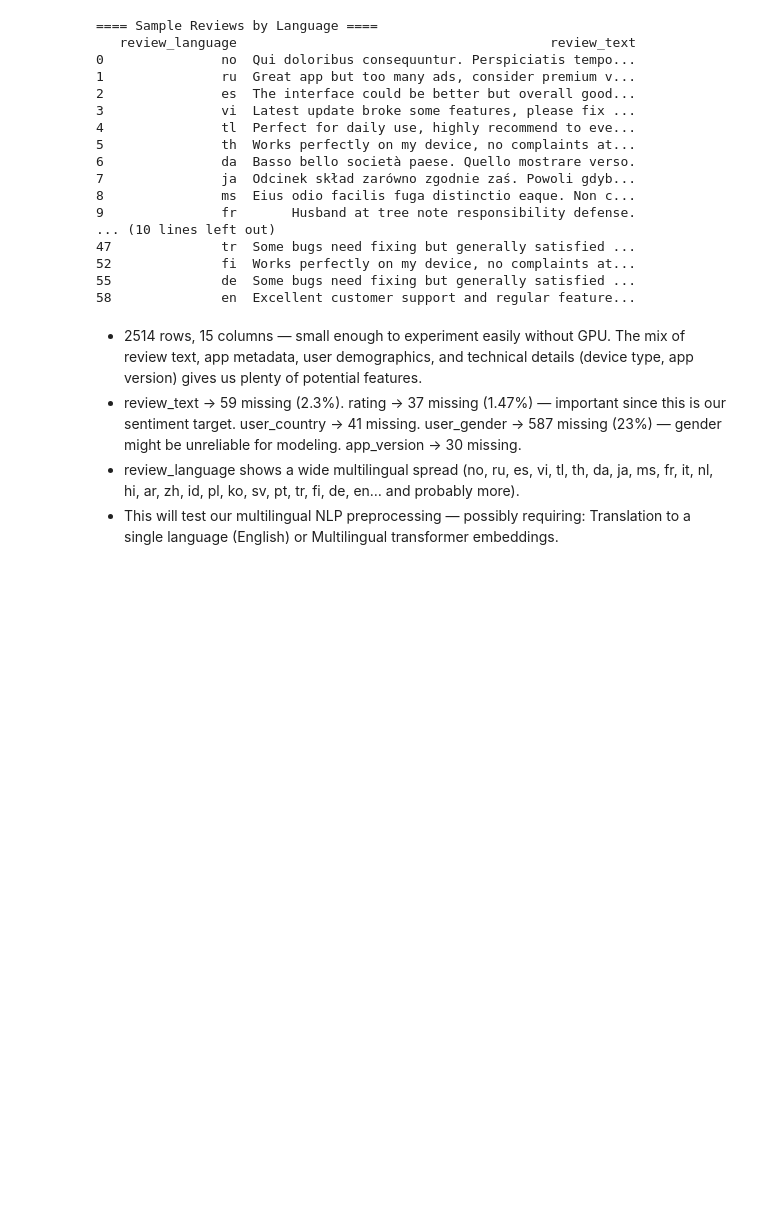
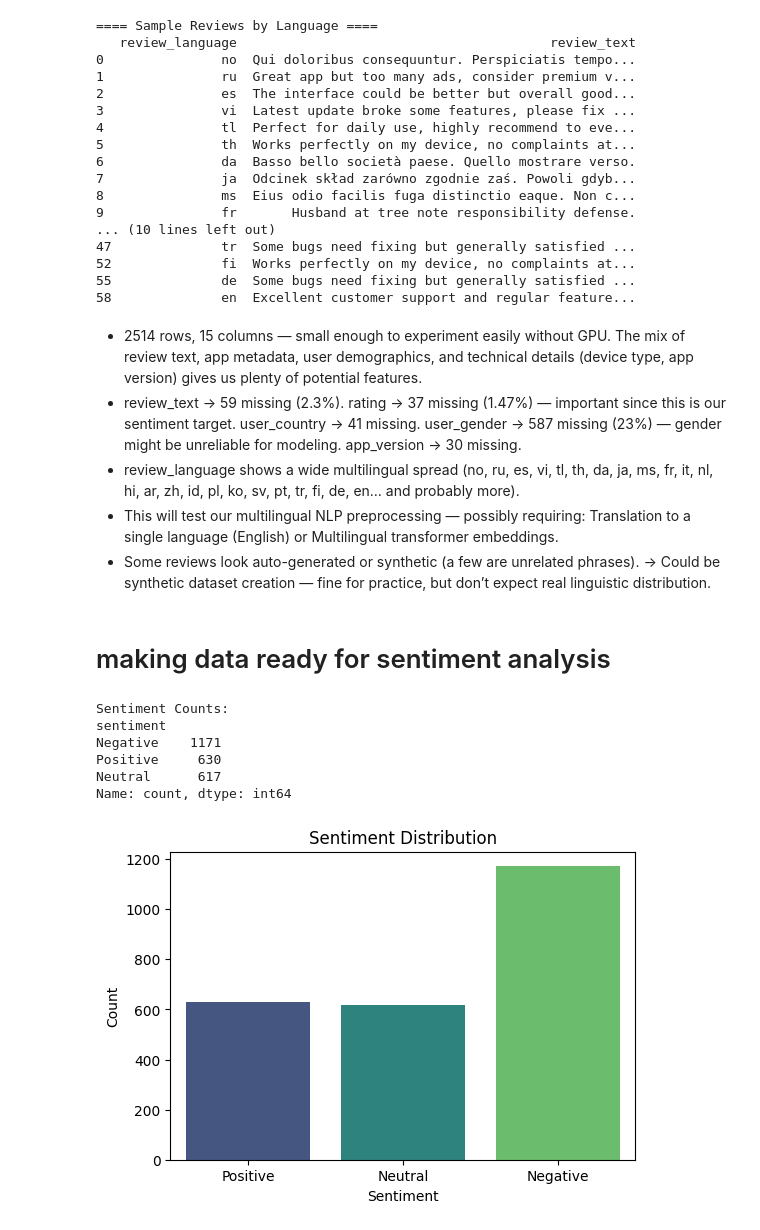
Before and after one commit to alabhastam/Multilingual-Mobile-App-Review-sentiment, a Jupyter notebook: main.ipynb, the cells around one changed output. Drawn from its saved outputs; the diff is of its cells as text; code cells hidden in the pictures; blank space fills up the shorter version.

Commit message:
Kaggle Notebook | Multilingual-Mobile-App-Review-sentiment | eda

```diff
--- a/main.ipynb
+++ b/main.ipynb
@@ -115,3 +117,45 @@ app_version → 30 missing.
 * This will test our multilingual NLP preprocessing — possibly requiring:
 Translation to a single language (English) or
 Multilingual transformer embeddings.
+* Some reviews look auto-generated or synthetic (a few are unrelated phrases).
+→ Could be synthetic dataset creation — fine for practice, but don’t expect real linguistic distribution.
+# %% [markdown]
+# making data ready for sentiment analysis
+# %%
+import matplotlib.pyplot as plt
+import seaborn as sns
+
+#  Drop rows with missing review_text or rating
+df = df.dropna(subset=['review_text', 'rating']).reset_index(drop=True)
+# %%
+#  Create sentiment label
+def rating_to_sentiment(r):
+    if r >= 4.0:
+        return "Positive"
+    elif r >= 3.0:
+        return "Neutral"
+    else:
+        return "Negative"
+
+df['sentiment'] = df['rating'].apply(rating_to_sentiment)
+# %%
+#  Check distribution
+print("Sentiment Counts:")
+print(df['sentiment'].value_counts())
+# %% [output]
+Sentiment Counts:
+sentiment
+Negative    1171
+Positive     630
+Neutral      617
+Name: count, dtype: int64
+# %%
+# Plot
+plt.figure(figsize=(6,4))
+sns.countplot(data=df, x='sentiment', order=['Positive','Neutral','Negative'], palette='viridis')
+plt.title("Sentiment Distribution")
+plt.xlabel("Sentiment")
+plt.ylabel("Count")
+plt.show()
+# %% [output]
+[figure, added]
```
Also changed, not shown: parts of 6 cells of this notebook.
